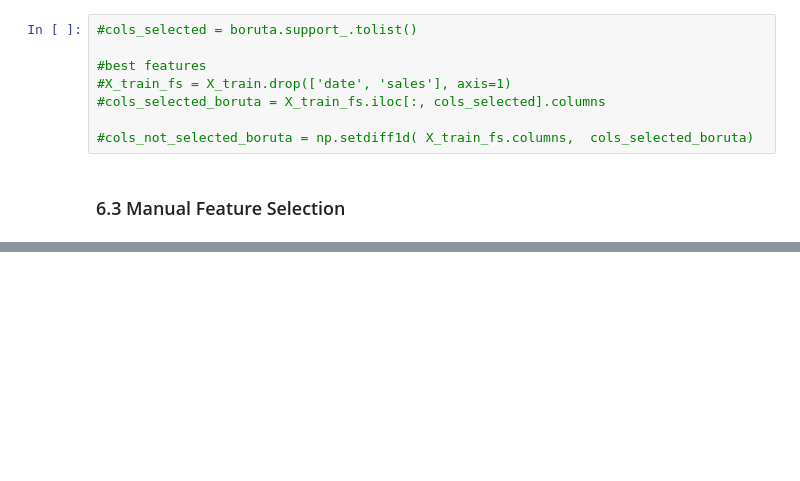
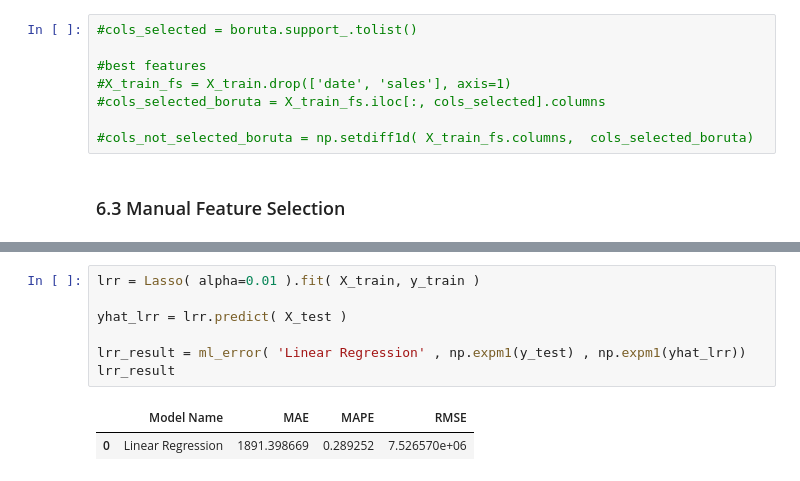
Before and after one commit to thiago-vale/ds-em-producao, a Jupyter notebook: notebooks/store-sales-ŕedictions.ipynb, the cells around one changed output, grey strips where cells are left out. Drawn from its saved outputs; the diff is of its cells as text; blank space fills up the shorter version.

```diff
--- a/notebooks/store-sales-ŕedictions.ipynb
+++ b/notebooks/store-sales-ŕedictions.ipynb
@@ -1104,0 +1150,10 @@ cols_selected_boruta.extend( feat_to_add )
+# %%
+lrr = Lasso( alpha=0.01 ).fit( X_train, y_train )
+
+yhat_lrr = lrr.predict( X_test )
+
+lrr_result = ml_error( 'Linear Regression' , np.expm1(y_test) , np.expm1(yhat_lrr))
+lrr_result
+# %% [output]
+|  | Model Name | MAE | MAPE | RMSE |
+| 0 | Linear Regression | 1891.398669 | 0.289252 | 7.526570e+06 |
```
Also changed, not shown: parts of 13 cells of this notebook.
